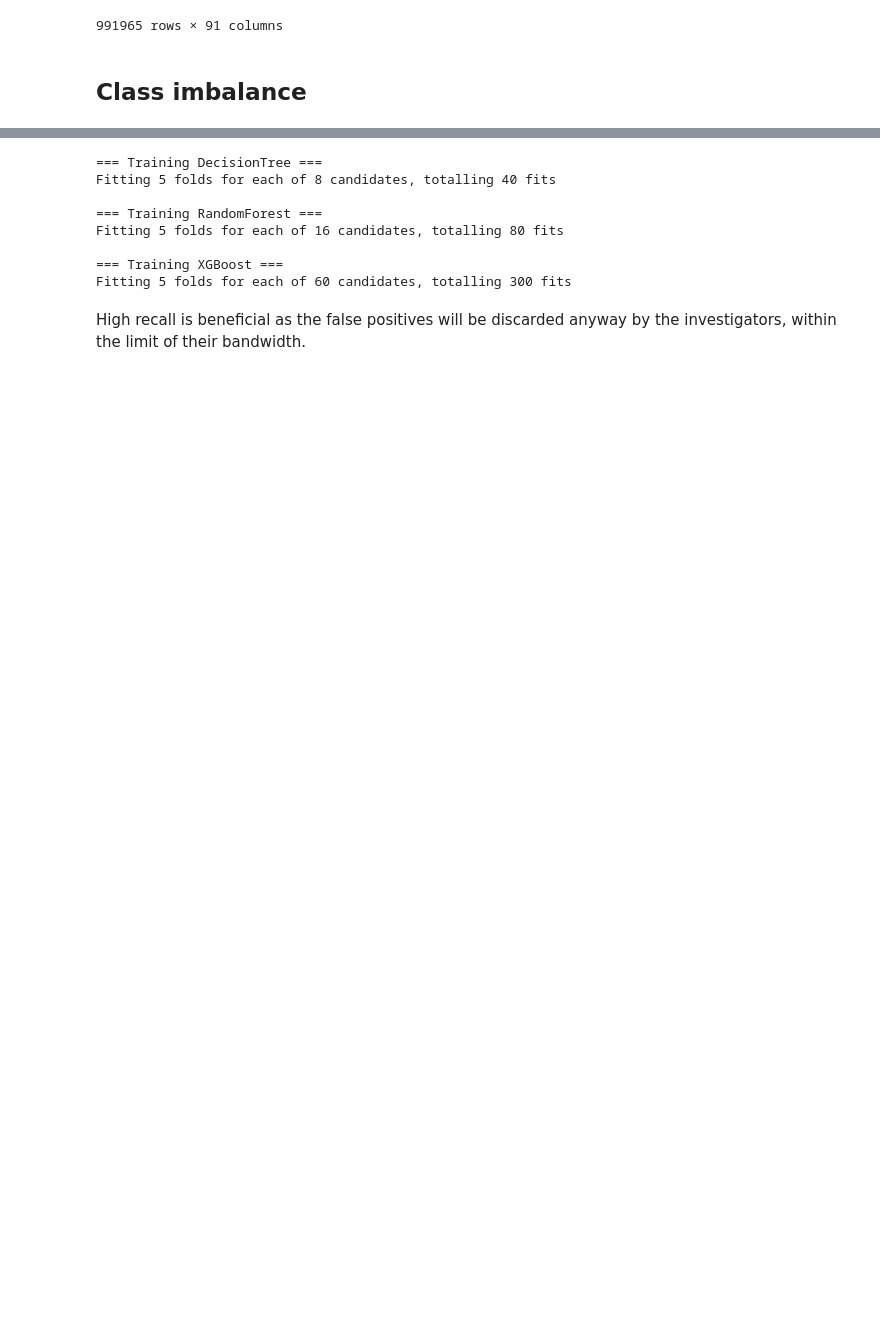
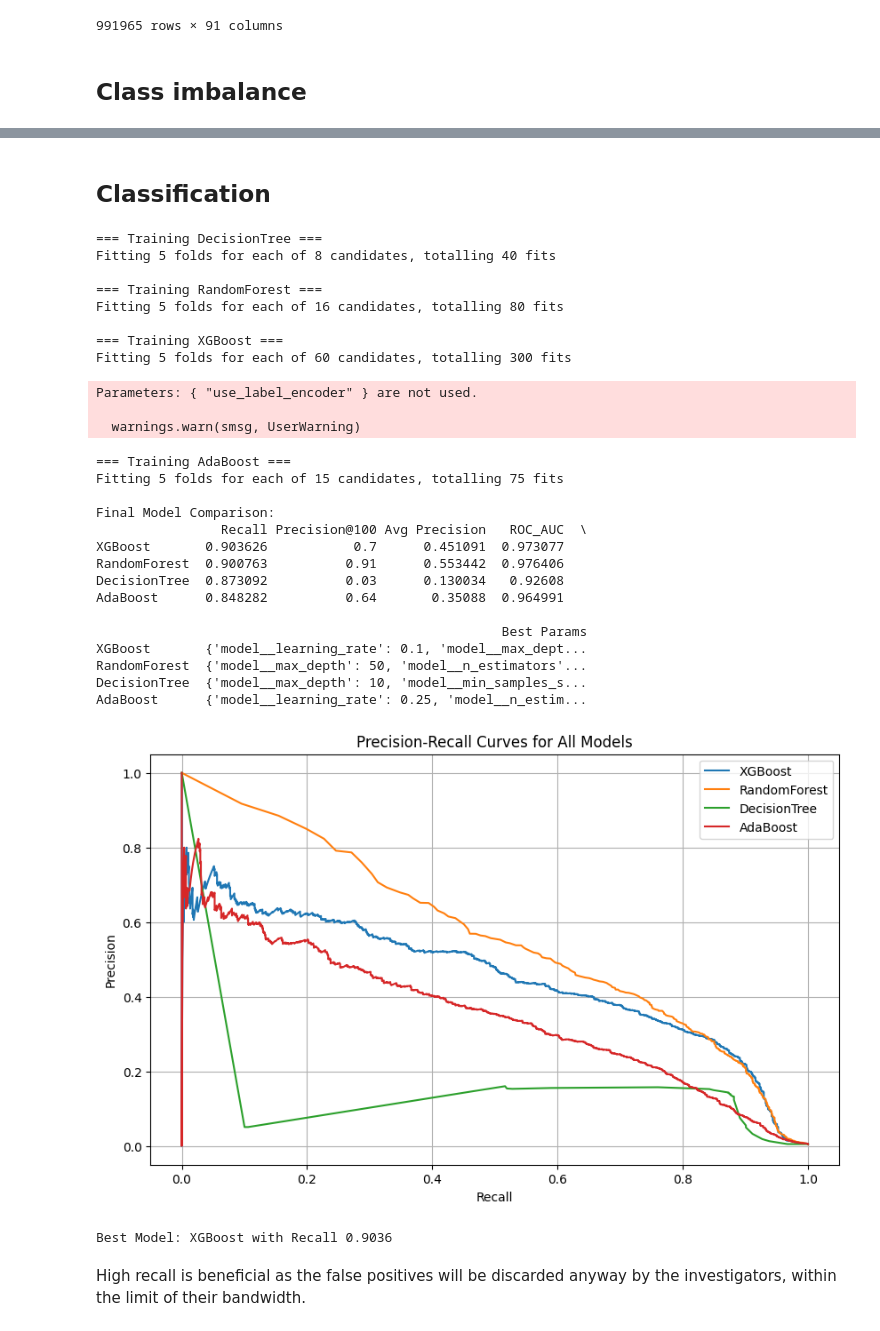
Before and after one commit to el-gabri/DS_home_test, a Jupyter notebook: notebooks/Model development.ipynb, the cells around one changed output, grey strips where cells are left out. Drawn from its saved outputs; the diff is of its cells as text; code cells hidden in the pictures; blank space fills up the shorter version.

```diff
--- a/notebooks/Model development.ipynb
+++ b/notebooks/Model development.ipynb
@@ -449,3 +454,5 @@ print(df_treated[['event_created_at', 'is_weekend', 'is_night', 'month', 'day',
+# %% [markdown]
+## Classification
 # %%
 from sklearn.model_selection import StratifiedKFold
 from joblib import parallel_backend
@@ -453,7 +460,8 @@ from sklearn.metrics import roc_auc_score, confusion_matrix, precision_recall_cu
 
 # 1. Load and prepare data
 # df = pd.read_parquet('sumup_cas.parquet').sort_values('event_created_at')
-df = df_treated.copy()
+# df = df_treated.copy()
+df = pd.read_csv('../data/processed/df_treated.csv')
 X = df.drop(['infraction', 'event_created_at', 'merchant_id'], axis=1)
 y = df['infraction']
 
@@ -480,7 +488,7 @@ models = {
     #      'model__kernel': ['linear', 'rbf', 'poly']}
     # ),
     'XGBoost': (
-        XGBClassifier(use_label_encoder=False, eval_metric='aucpr'),
+        XGBClassifier(eval_metric='aucpr'),
         {'model__learning_rate': [0.01, 0.1, 0.25],
          'model__max_depth': [5, 10, 20, 50],
          'model__n_estimators': [20, 50, 100, 200, 500]}
@@ -566,30 +574,50 @@ results_df.to_csv('model_selection_results.csv', float_format='%.4f')
 print("\nFinal Model Comparison:")
 print(results_df[['Recall', 'Precision@100', 'Avg Precision', 'ROC_AUC', 'Best Params']])
 
 # Plot PR curves for all models
 plt.figure(figsize=(10, 6))
 for model_name in results_df.index:
     if isinstance(results[model_name], dict):  # Check if model training succeeded
         pr_curve = results[model_name]['PR_Curve']
         plt.plot(pr_curve['Recall'], pr_curve['Precision'], label=f'{model_name}')
 
 plt.xlabel('Recall')
 plt.ylabel('Precision')
 plt.title('Precision-Recall Curves for All Models')
 plt.legend()
 plt.grid(True)
 plt.show()
 
 # 5. Select best model based on validation recall
 best_model_name = results_df.index[0]
 best_model = best_estimators[best_model_name]
 print(f"\nBest Model: {best_model_name} with Recall {results_df.iloc[0].Recall:.4f}")
 # %% [output]
 === Training DecisionTree ===
 Fitting 5 folds for each of 8 candidates, totalling 40 fits
 
 === Training RandomForest ===
 Fitting 5 folds for each of 16 candidates, totalling 80 fits
 
 === Training XGBoost ===
 Fitting 5 folds for each of 60 candidates, totalling 300 fits
+Parameters: { "use_label_encoder" } are not used.
+
+  warnings.warn(smsg, UserWarning)
+=== Training AdaBoost ===
+Fitting 5 folds for each of 15 candidates, totalling 75 fits
+
+Final Model Comparison:
+                Recall Precision@100 Avg Precision   ROC_AUC  \
+XGBoost       0.903626           0.7      0.451091  0.973077
+RandomForest  0.900763          0.91      0.553442  0.976406
+DecisionTree  0.873092          0.03      0.130034   0.92608
+AdaBoost      0.848282          0.64       0.35088  0.964991
+
+                                                    Best Params
+XGBoost       {'model__learning_rate': 0.1, 'model__max_dept...
+RandomForest  {'model__max_depth': 50, 'model__n_estimators'...
+DecisionTree  {'model__max_depth': 10, 'model__min_samples_s...
+AdaBoost      {'model__learning_rate': 0.25, 'model__n_estim...
+[figure, added]
+Best Model: XGBoost with Recall 0.9036
```
Also changed, not shown: parts of 16 cells of this notebook, 18 other files.
